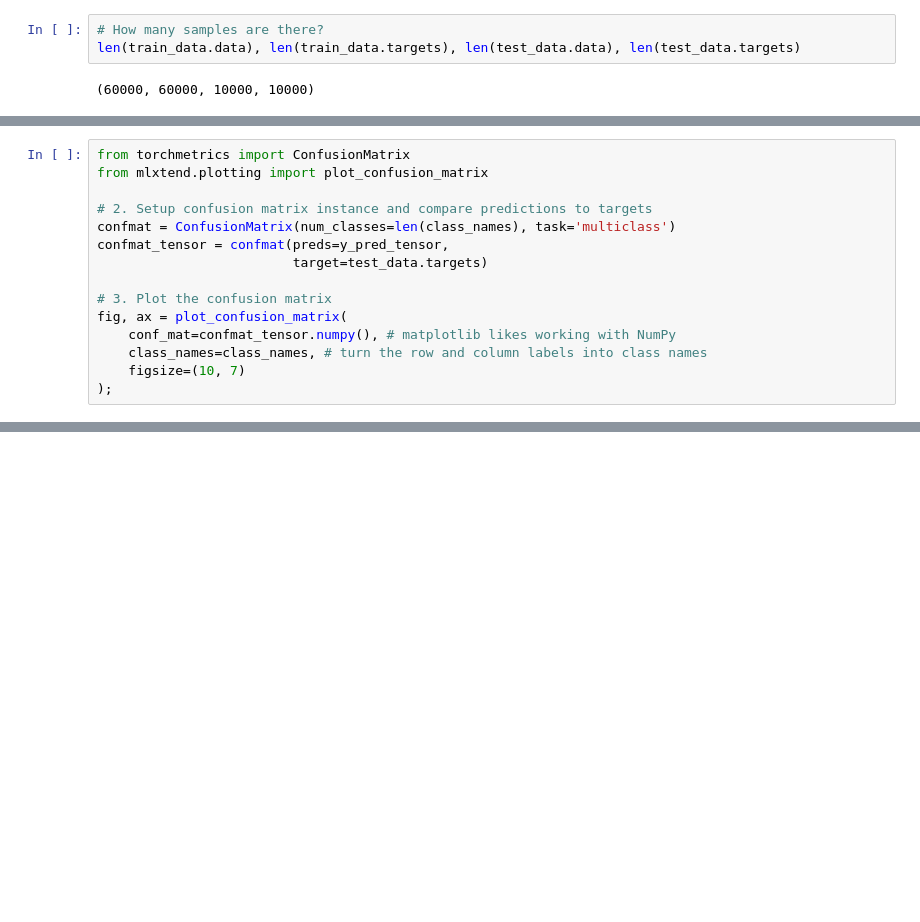
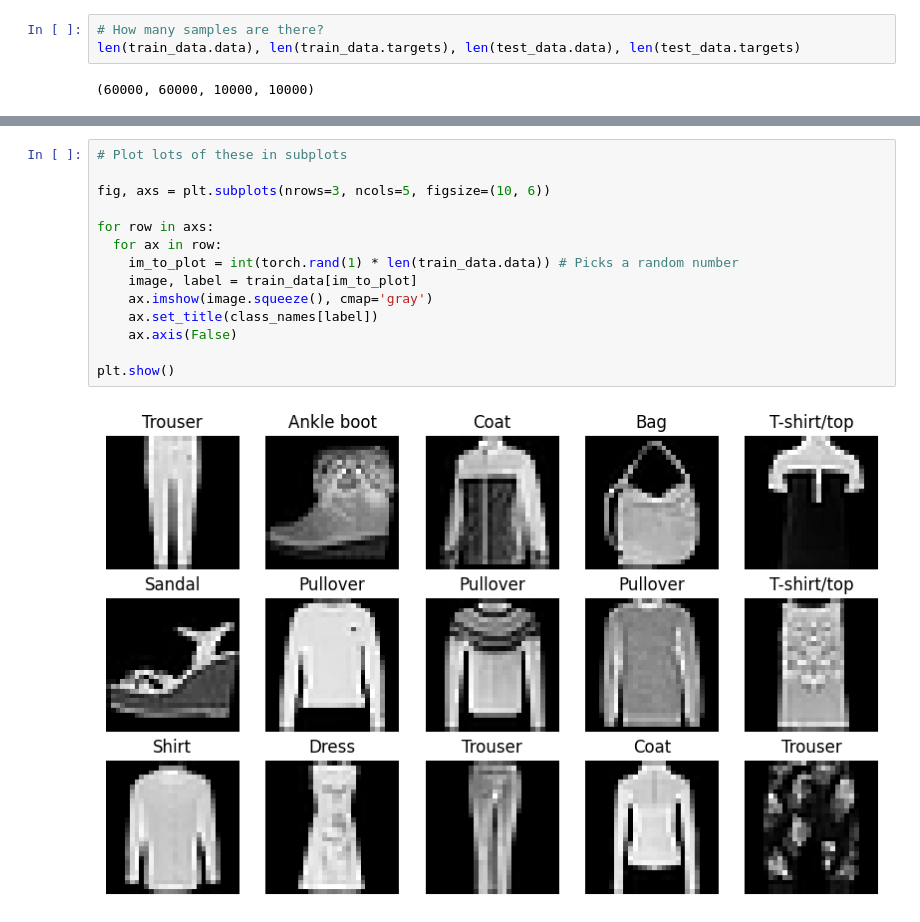
Before and after one commit to Maniacravi/pytorch-deep-learning, a Jupyter notebook: 03_pytorch_computer_vision_mani.ipynb, the cells around one changed output, grey strips where cells are left out. Saved outputs shown, nothing was run; the diff lists cells and outputs as text; blank space fills up the shorter version.

```diff
--- a/03_pytorch_computer_vision_mani.ipynb
+++ b/03_pytorch_computer_vision_mani.ipynb
@@ -1805,15 +141,0 @@ Finally we can plot our confusion matrix using the `plot_confusion_matrix()` fun
-# %%
-from torchmetrics import ConfusionMatrix
-from mlxtend.plotting import plot_confusion_matrix
-
-# 2. Setup confusion matrix instance and compare predictions to targets
-confmat = ConfusionMatrix(num_classes=len(class_names), task='multiclass')
-confmat_tensor = confmat(preds=y_pred_tensor,
-                         target=test_data.targets)
-
-# 3. Plot the confusion matrix
-fig, ax = plot_confusion_matrix(
-    conf_mat=confmat_tensor.numpy(), # matplotlib likes working with NumPy
-    class_names=class_names, # turn the row and column labels into class names
-    figsize=(10, 7)
-);
@@ -1961,0 +167,16 @@ All exercises should be completed using [device-agnostic code](https://pytorch.o
+# %%
+# Plot lots of these in subplots
+
+fig, axs = plt.subplots(nrows=3, ncols=5, figsize=(10, 6))
+
+for row in axs:
+  for ax in row:
+    im_to_plot = int(torch.rand(1) * len(train_data.data)) # Picks a random number
+    image, label = train_data[im_to_plot]
+    ax.imshow(image.squeeze(), cmap='gray')
+    ax.set_title(class_names[label])
+    ax.axis(False)
+
+plt.show()
+# %% [output]
+[figure, added]
```
Also changed, not shown: parts of 133 cells of this notebook.
